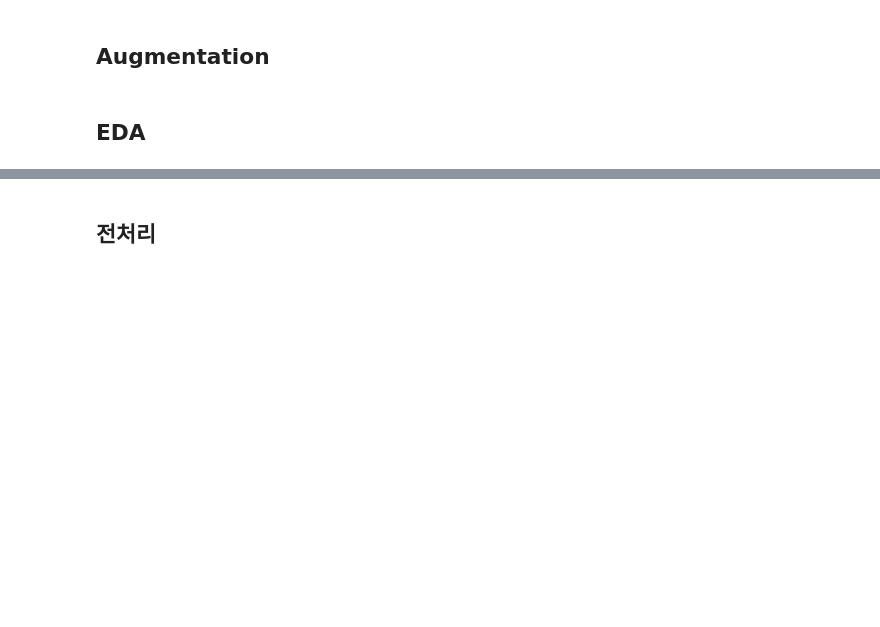
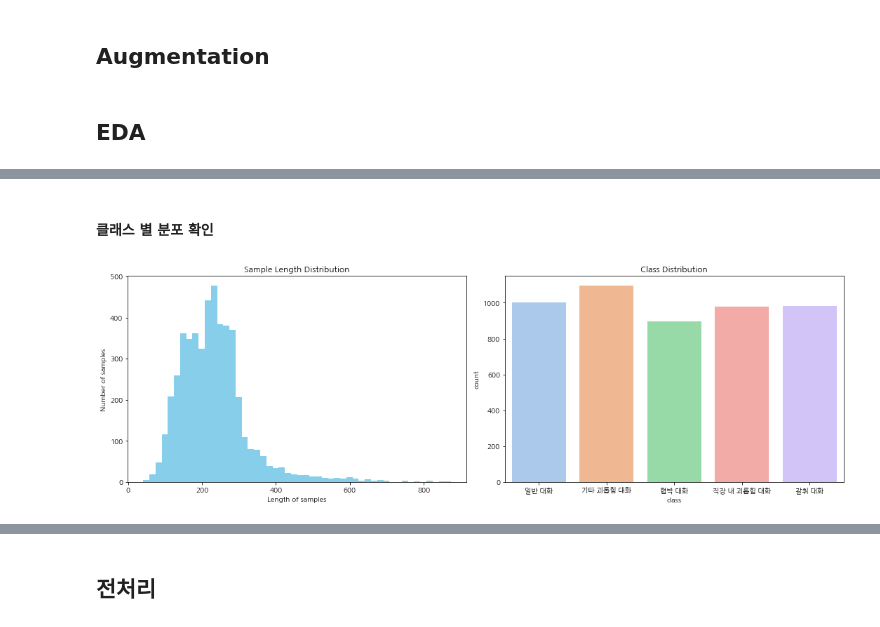
Before and after one commit to hojae-m-choi/dlthon-minions, a Jupyter notebook: dlthon-kevin/data.ipynb, the cells around one changed output, grey strips where cells are left out. Cells and saved outputs as stored; diff of their text form; code cells hidden in the pictures; blank space fills up the shorter version.

Commit message:
data

```diff
--- a/dlthon-kevin/data.ipynb
+++ b/dlthon-kevin/data.ipynb
@@ -3,2 +20,19 @@
+# %%
+# 한글 폰트에 문제가 생겼을 때
+
+# 한글 폰트 설치
+!apt-get update -qq
+!apt-get install -qq fonts-nanum
+
+# 설치한 폰트를 matplotlib에서 사용할 수 있도록 설정
+import matplotlib.font_manager as fm
+import matplotlib.pyplot as plt
+
+# 나눔 폰트 경로 설정
+font_path = '/usr/share/fonts/truetype/nanum/NanumGothic.ttf'
+
+# 폰트 매니저에 폰트 추가
+fm.fontManager.addfont(font_path)
+plt.rc('font', family='NanumGothic')  # 폰트 설정
 # %% [markdown]
 ## 데이터 업로드
@@ -16,0 +43,5 @@ train_data = pd.read_csv(train_data_path)
+# %%
+train_data_path ="../data/conversations.csv"
+train_data = pd.read_csv(train_data_path)
+# 원본 데이터 저장
+origin_data = train_data
@@ -20,0 +91,4 @@ train_data = pd.read_csv(train_data_path)
+# %%
+# 대화(X)와 레이블(y)로 나누기
+X_train = train_data['conversation']
+y_train = train_data['class']
@@ -20,0 +121,23 @@ train_data = pd.read_csv(train_data_path)
+# %% [markdown]
+#### 클래스 별 분포 확인
+# %%
+# 두 서브플롯 생성하기
+fig, axes = plt.subplots(nrows=1, ncols=2, figsize=(15, 5))
+
+# 샘플 길이의 히스토그램
+axes[0].hist([len(s) for s in X_train], bins=50, color='skyblue')
+axes[0].set_xlabel('Length of samples')
+axes[0].set_ylabel('Number of samples')
+axes[0].set_title('Sample Length Distribution')
+
+# 클래스별 샘플 수 플롯
+sns.countplot(x=y_train, ax=axes[1], palette='pastel')
+axes[1].set_title('Class Distribution')
+
+# 레이아웃 조정하기
+plt.tight_layout()
+
+# 플롯 표시하기
+plt.show()
+# %% [output]
+[figure, added]
```
Also changed, not shown: parts of 69 cells of this notebook, 6 other files.
